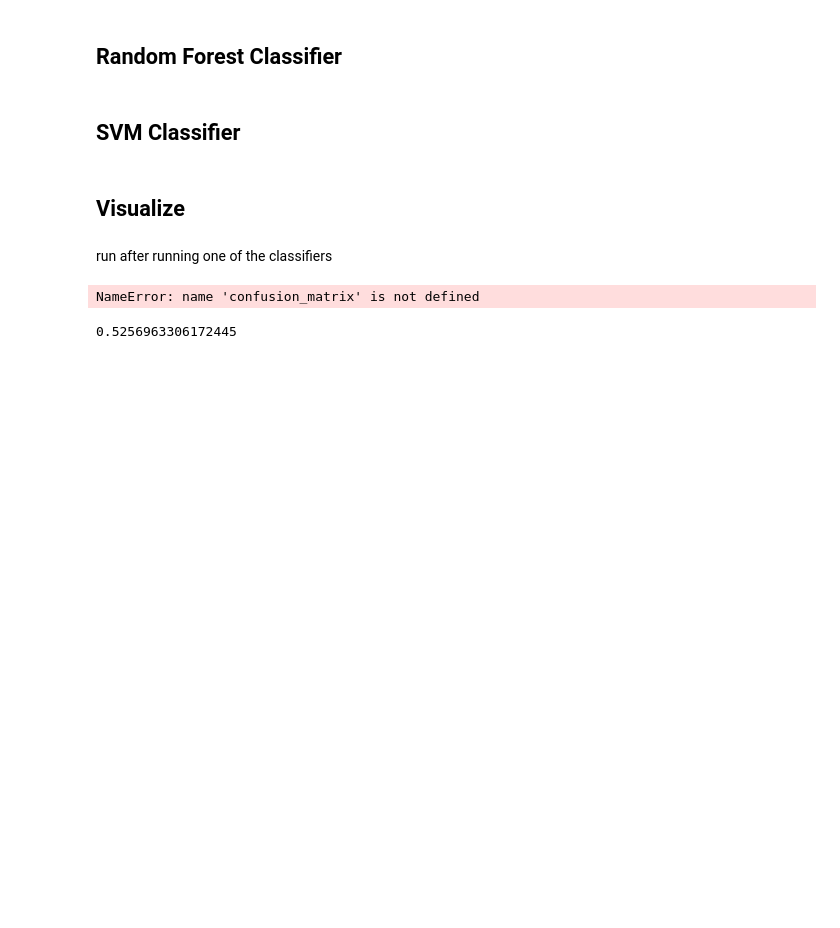
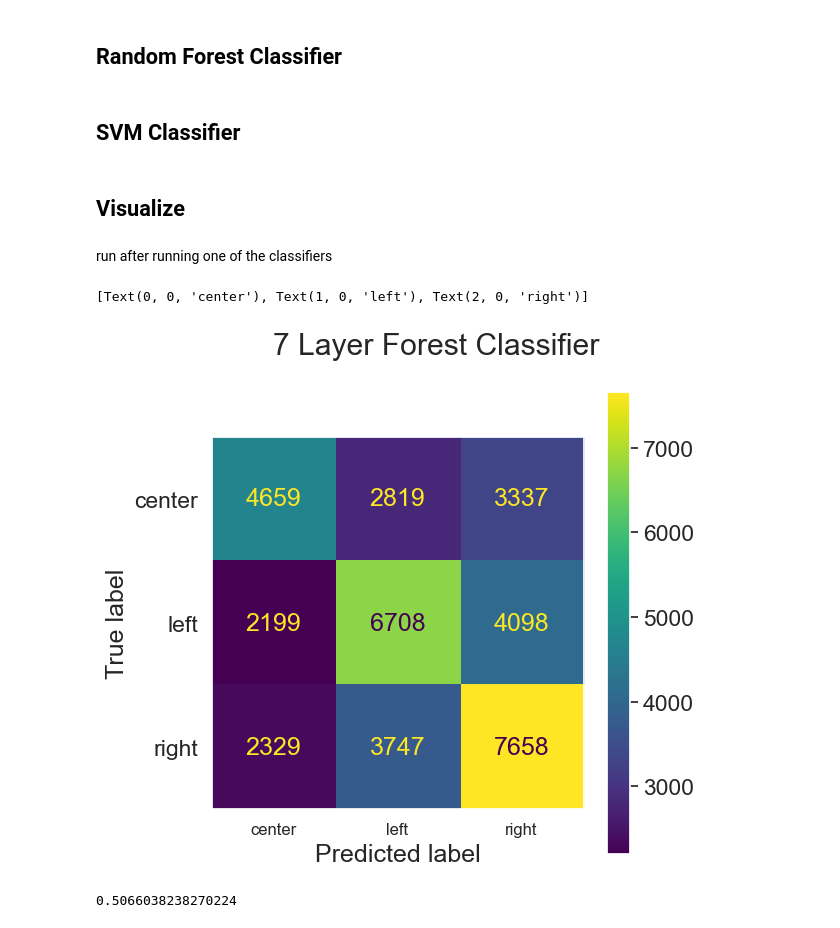
Before and after one commit to MrPeterss/truscoop-ml, a Jupyter notebook: Classify.ipynb, the cells around one changed output. Drawn from its saved outputs; the diff is of its cells as text; code cells hidden in the pictures; blank space fills up the shorter version.

```diff
--- a/Classify.ipynb
+++ b/Classify.ipynb
@@ -122,7 +126,7 @@ k = 3
 
 y_feat = 'bias_text'
 
-y_true = jsons.loc[:, y_feat].values
+y = jsons.loc[:, y_feat].values
 
 # initialize a knn_classifier
 knn_classifier = KNeighborsClassifier(n_neighbors=k)
@@ -131,13 +135,13 @@ knn_classifier = KNeighborsClassifier(n_neighbors=k)
 kfold = KFold(n_splits=4)
 
 # allocate an empty array to store predictions in
-y_pred = copy(y_true)
+y_pred = copy(y)
 
-for train_idx, test_idx in kfold.split(x, y_true):
+for train_idx, test_idx in kfold.split(x, y):
     # build arrays which correspond to x, y train /test
     x_test = x[test_idx, :]
     x_train = x[train_idx, :]
-    y_true_train = y_true[train_idx]
+    y_true_train = y[train_idx]
 
     # fit happens "inplace", we modify the internal state of knn_classifier to remember all the training samples
     knn_classifier.fit(x_train, y_true_train)
@@ -204,19 +208,20 @@ run after running one of the classifiers
 # %%
 # build and plot confusion matrix
 conf_mat = confusion_matrix(y_true=y, y_pred=y_pred)
 conf_mat_disp = ConfusionMatrixDisplay(conf_mat, display_labels=np.unique(y))
 
 sns.set(font_scale=1.5)
 conf_mat_disp.plot()
 plt.suptitle('7 Layer Forest Classifier')
 plt.gcf().set_size_inches(6, 6)
 plt.grid(False)
 
 # change font size of predicted label
-plt.gca().set_xticklabels(np.unique(y_true), fontsize=12)
+plt.gca().set_xticklabels(np.unique(y), fontsize=12)
 # %% [output]
-NameError: name 'confusion_matrix' is not defined
+[Text(0, 0, 'center'), Text(1, 0, 'left'), Text(2, 0, 'right')]
+[figure, added]
 # %%
 accuracy_score(y_true=y, y_pred=y_pred)
 # %% [output]
-0.5256963306172445
+0.5066038238270224
```
Also changed, not shown: parts of 1 cell of this notebook.
